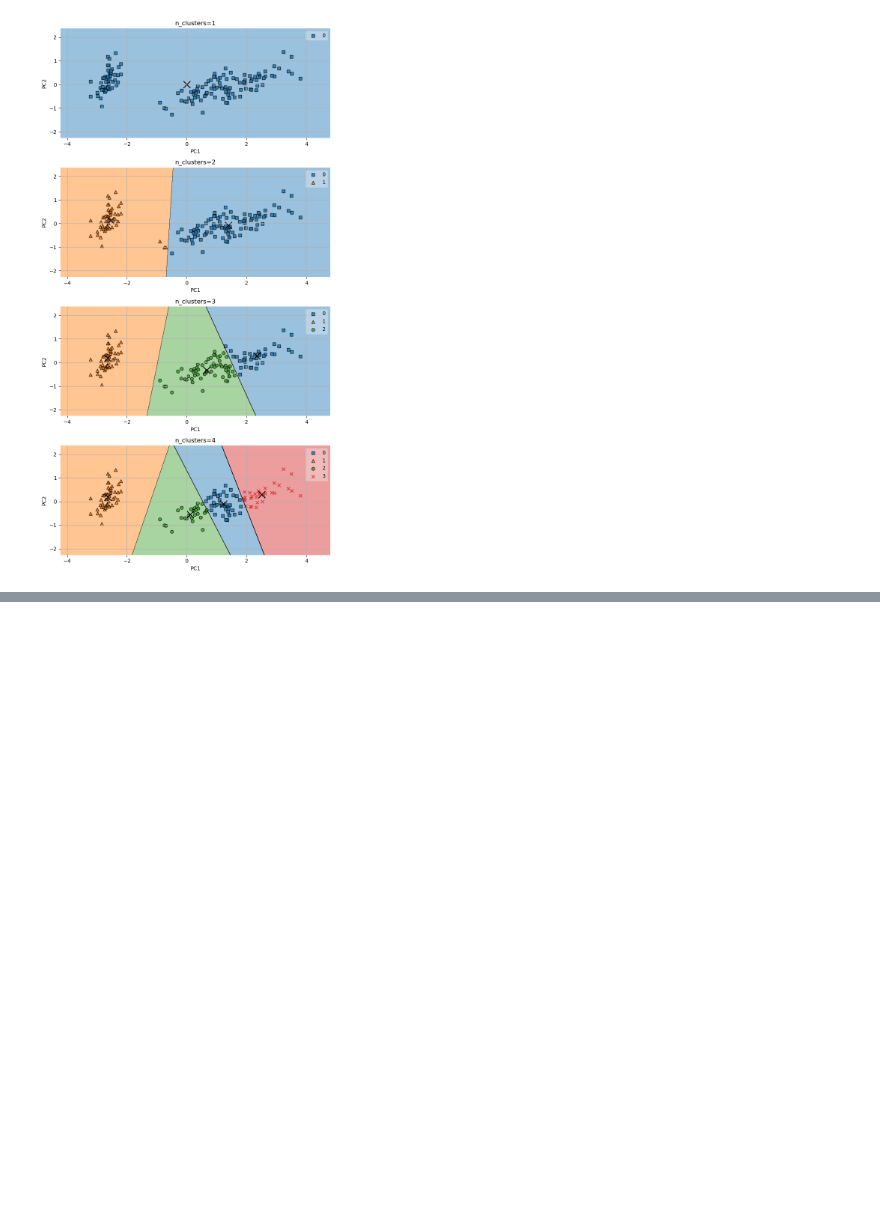
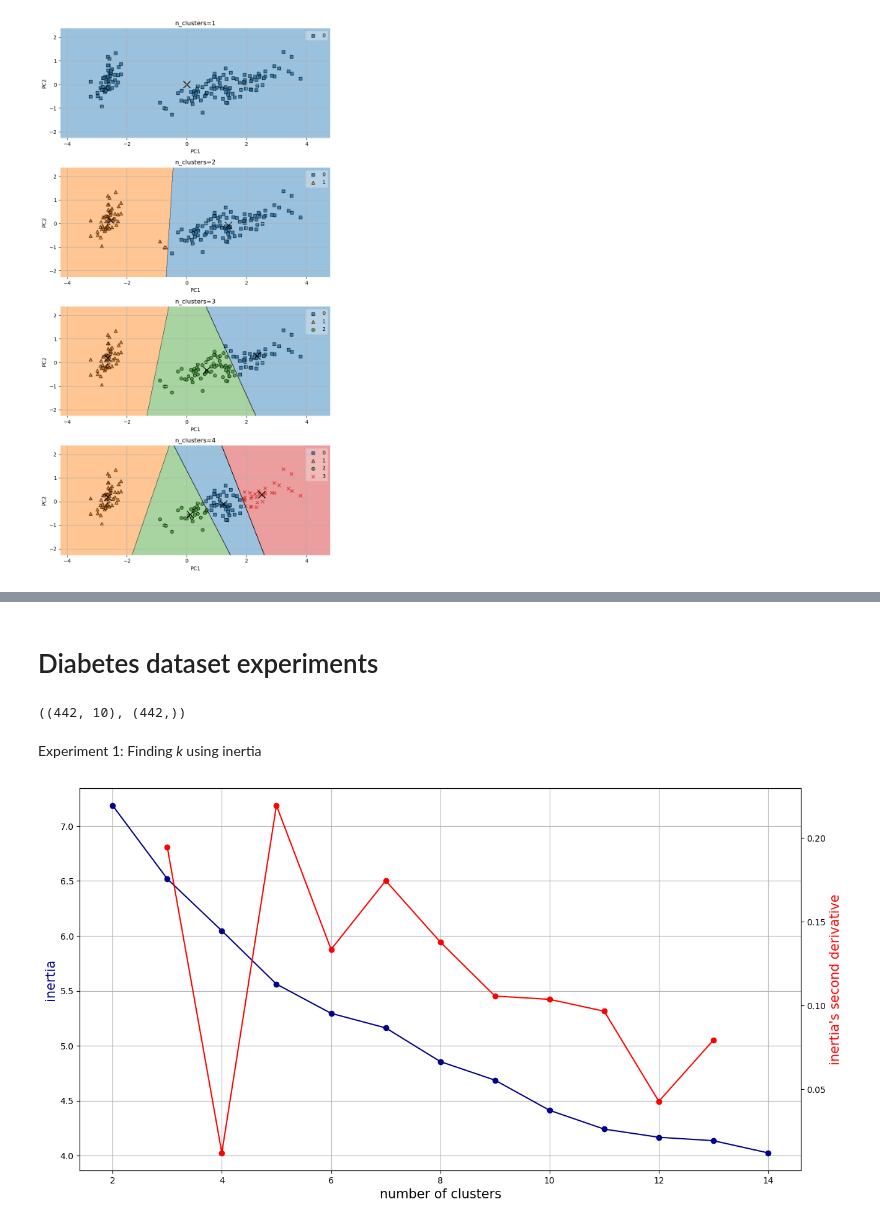
Before and after one commit to eryk-urbanski/ml-lab-summaries, a Jupyter notebook: 03-unsupervised-classification/clustering.ipynb, the cells around one changed output, grey strips where cells are left out. Saved outputs shown, nothing was run; the diff lists cells and outputs as text; code cells hidden in the pictures; blank space fills up the shorter version.

```diff
--- a/03-unsupervised-classification/clustering.ipynb
+++ b/03-unsupervised-classification/clustering.ipynb
@@ -89,0 +73,40 @@ for n, i in zip(ns_iters, range(len(ns_iters))):
+# %% [markdown]
+# Diabetes dataset experiments
+# %%
+dataset_diabetes_dict = load_diabetes(scaled=True)
+
+data_diabetes = dataset_diabetes_dict['data']
+target_diabetes = dataset_diabetes_dict['target']
+
+data_diabetes.shape, target_diabetes.shape
+# %% [output]
+((442, 10), (442,))
+# %% [markdown]
+Experiment 1: Finding *k* using inertia
+# %%
+def plot_inertia(data):
+    k_values            = []
+    inertia_scores_vec = []
+
+    for k in range(2,15):
+        clusterer = KMeans(n_clusters=k)
+        clusterer.fit(data)
+        inertia_scores_vec.append(clusterer.inertia_)
+        k_values.append(k)
+
+    fig = plt.figure(figsize=(15,8))
+    plt.plot(k_values, inertia_scores_vec, marker='o', c='darkblue')
+    plt.grid()
+
+    ax1 = plt.gca()
+    ax2 = ax1.twinx()
+    module_of_second_derivative = np.abs(np.diff(np.diff(inertia_scores_vec)))
+    ax2.plot(k_values[1:-1], module_of_second_derivative, marker='o',color='red')
+
+    ax1.set_xlabel('number of clusters', fontsize=15)
+    ax1.set_ylabel('inertia', color='darkblue', fontsize=15)
+    ax2.set_ylabel('inertia\'s second derivative',color='red', fontsize=15)
+# %%
+plot_inertia(data_diabetes)
+# %% [output]
+[figure, added]
```
Also changed, not shown: parts of 13 cells of this notebook, 2 other files.
